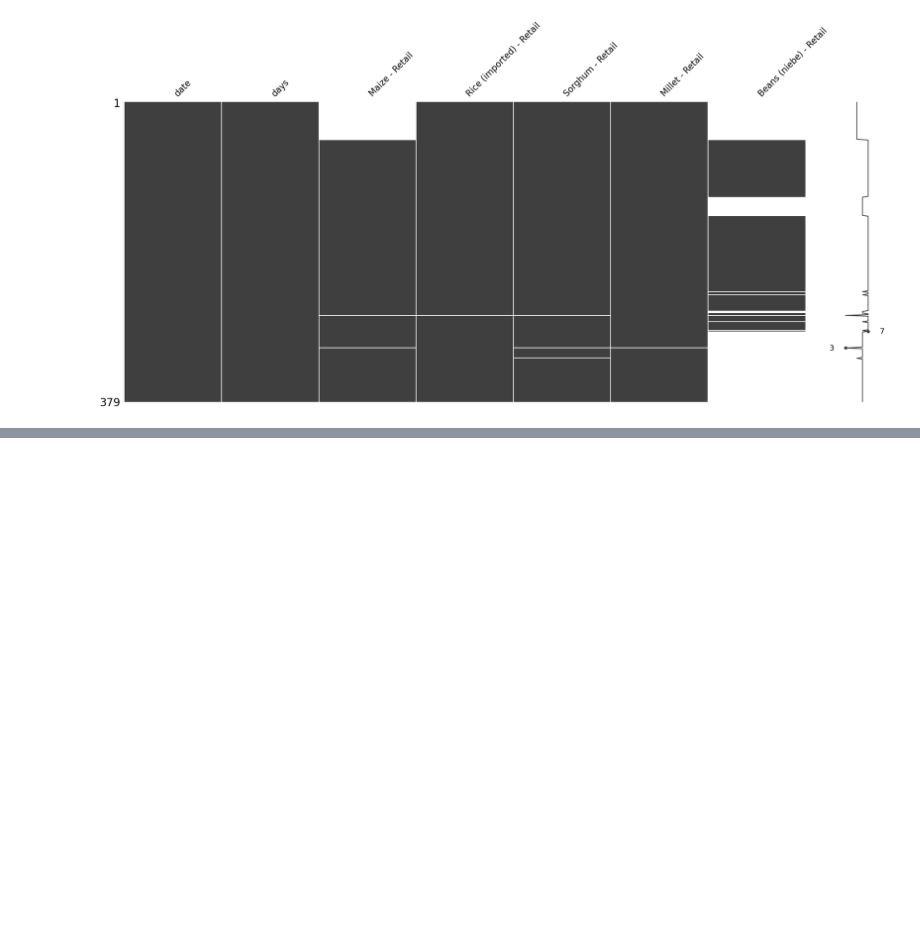
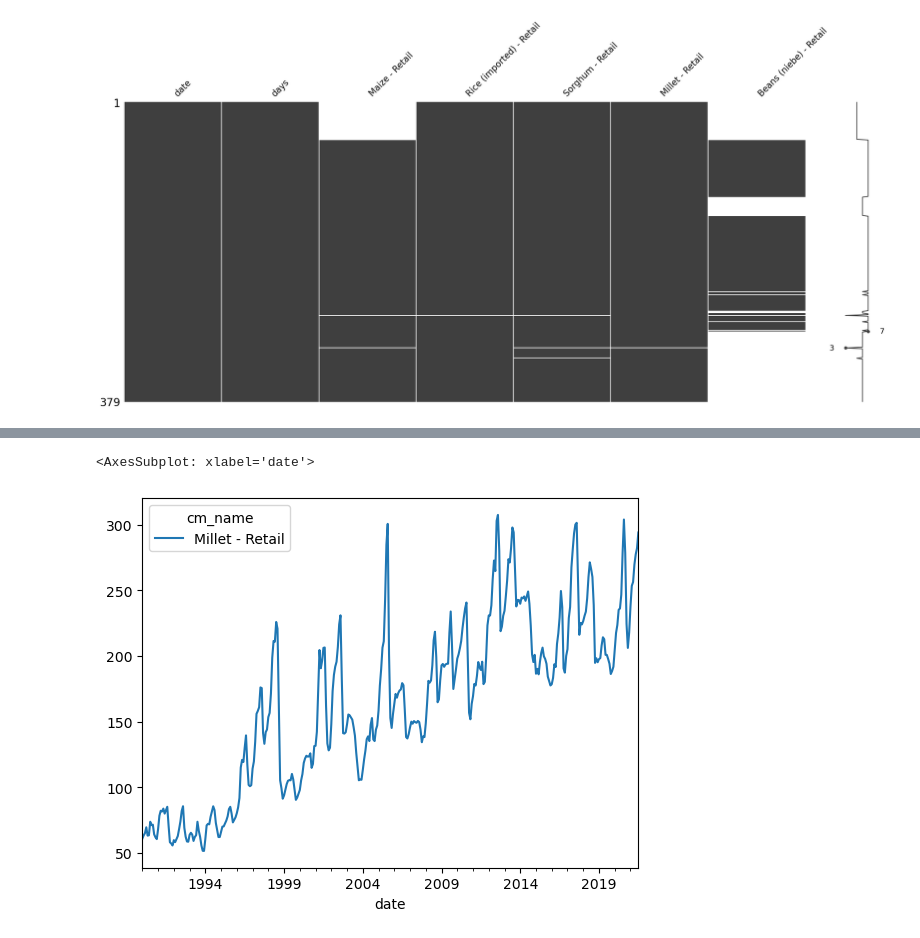
Before and after one commit to wwhite5/Springboard-Capstone-2-Time-Series, a Jupyter notebook: EDA.ipynb, the cells around one changed output, grey strips where cells are left out. Drawn from its saved outputs; the diff is of its cells as text; code cells hidden in the pictures; blank space fills up the shorter version.

```diff
--- a/EDA.ipynb
+++ b/EDA.ipynb
@@ -199,0 +210,8 @@ missingno.matrix(NE_prices_avg)
+# %%
+millet_ts = NE_prices_avg[['Millet - Retail', 'date']]
+millet_ts.set_index('date', inplace=True)
+# %%
+millet_ts.plot()
+# %% [output]
+<AxesSubplot: xlabel='date'>
+[figure, added]
```
Also changed, not shown: parts of 5 cells of this notebook, 3 other files.
